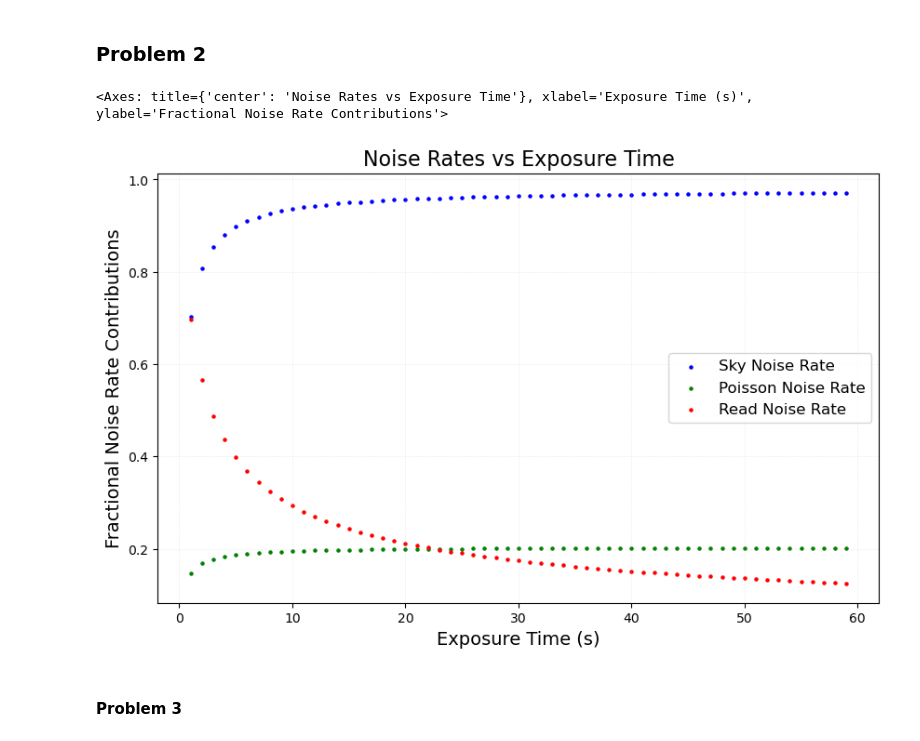
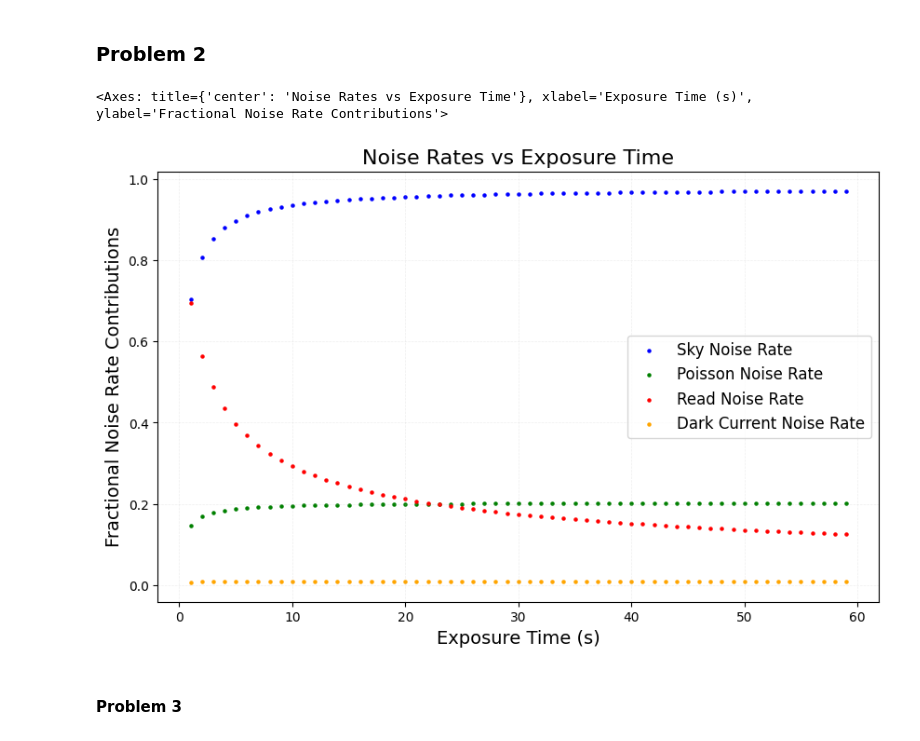
Before and after one commit to lordrick94/astro_260_instrumentation, a Jupyter notebook: homework/homework1_part2.ipynb, the cells around one changed output. Saved outputs shown, nothing was run; the diff lists cells and outputs as text; code cells hidden in the pictures.

```diff
--- a/homework/homework1_part2.ipynb
+++ b/homework/homework1_part2.ipynb
@@ -38,21 +38,23 @@ params = {
     'source_count_rate': source_count_rate,
     'sky_count_rate': sky_count_rate,
     'read_noise': read_noise,
+    'dark_current_rate': dark_current_rate,
     'num_pixels': num_pixels,
     'num_pixels': num_pixels,
     'psf_fwhm': psf_fwhm,
 }
 
-snr_l, sky_noise_rate_l, total_signal_l, read_noise_rate_l, fractional_poisson_noise_l, fractional_sky_noise_l, fractional_read_noise_l = noise_simualations(params=params, t_exps=t_exps)
+snr_l, sky_noise_rate_l, total_signal_l, read_noise_rate_l, fractional_poisson_noise_l, fractional_sky_noise_l, fractional_read_noise_l, fractional_dark_current_noise_l = noise_simulations(params=params, t_exps=t_exps)
 # %%
 plot_noise_rates_vs_t_exps(t_exps,
                            fractional_sky_noise_l=fractional_sky_noise_l,
                            fractional_poisson_noise_l=fractional_poisson_noise_l,
                            fractional_read_noise_l=fractional_read_noise_l,
+                            fractional_dark_current_noise_l=fractional_dark_current_noise_l,
                            logy_scale=False)
 # %% [output]
 <Axes: title={'center': 'Noise Rates vs Exposure Time'}, xlabel='Exposure Time (s)', ylabel='Fractional Noise Rate Contributions'>
-[figure, old version]
+[figure, new version]
 # %% [markdown]
 #### Problem 3
 # %%
```
Also changed, not shown: parts of 22 cells of this notebook, 2 other files.
